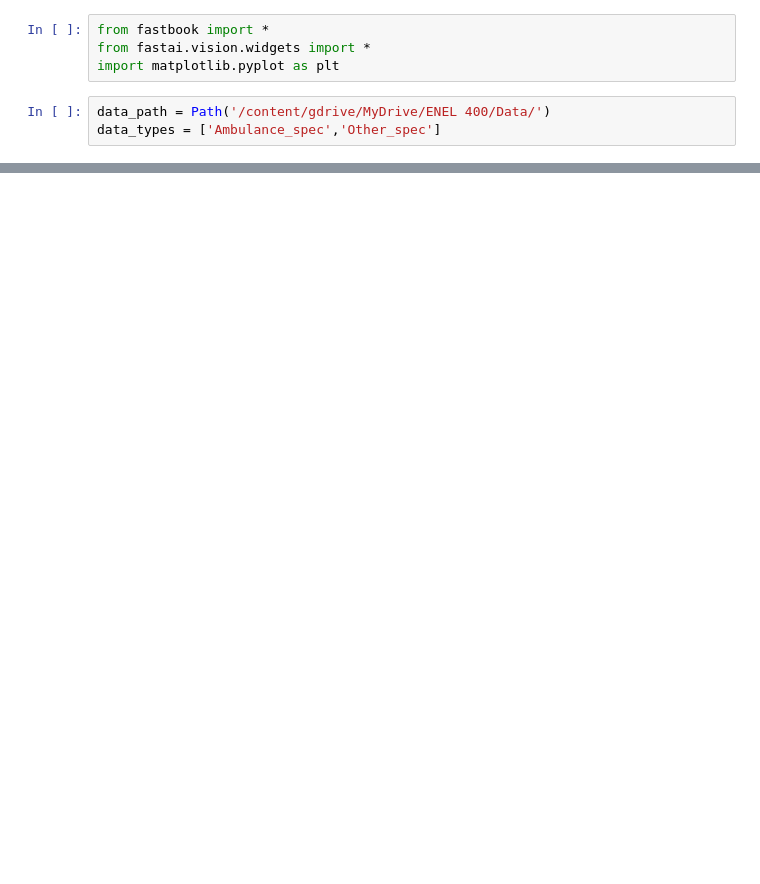
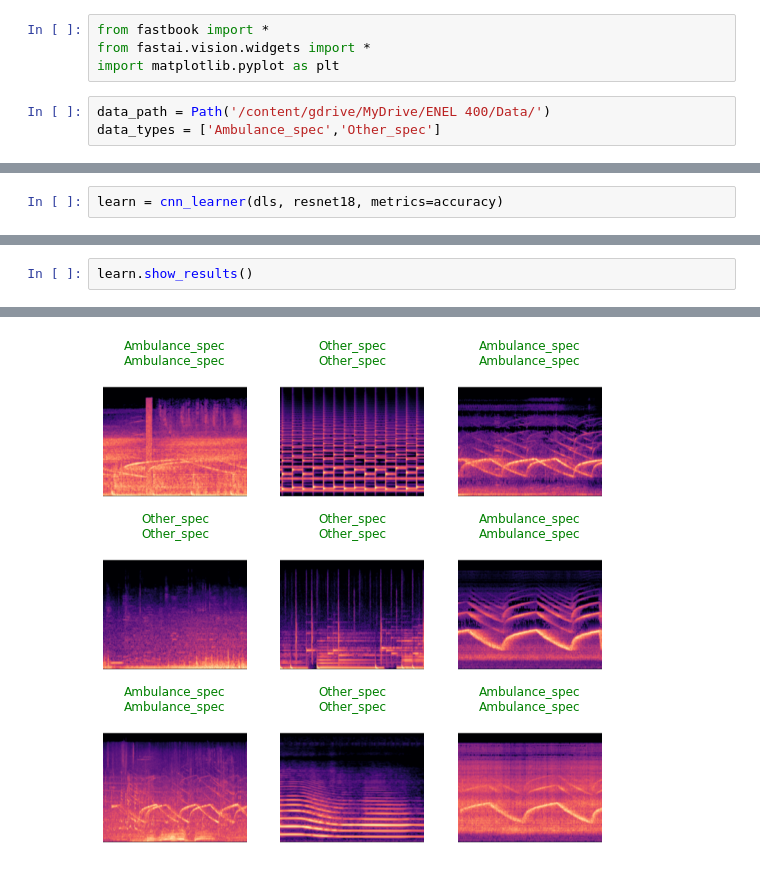
Before and after one commit to matthewocando/AutonomousAlert, a Jupyter notebook: TrainModel.ipynb, the cells around one changed output, grey strips where cells are left out. Cells and saved outputs as stored; diff of their text form; blank space fills up the shorter version.

```diff
--- a/TrainModel.ipynb
+++ b/TrainModel.ipynb
@@ -23,0 +23,2 @@ dls.train.show_batch()
+# %%
+learn = cnn_learner(dls, resnet18, metrics=accuracy)
@@ -23,0 +47,3 @@ dls.train.show_batch()
+# %%
+learn.show_results()
+# %% [output]
@@ -23,0 +51 @@ dls.train.show_batch()
+[figure, added]
```
Also changed, not shown: parts of 8 cells of this notebook.
